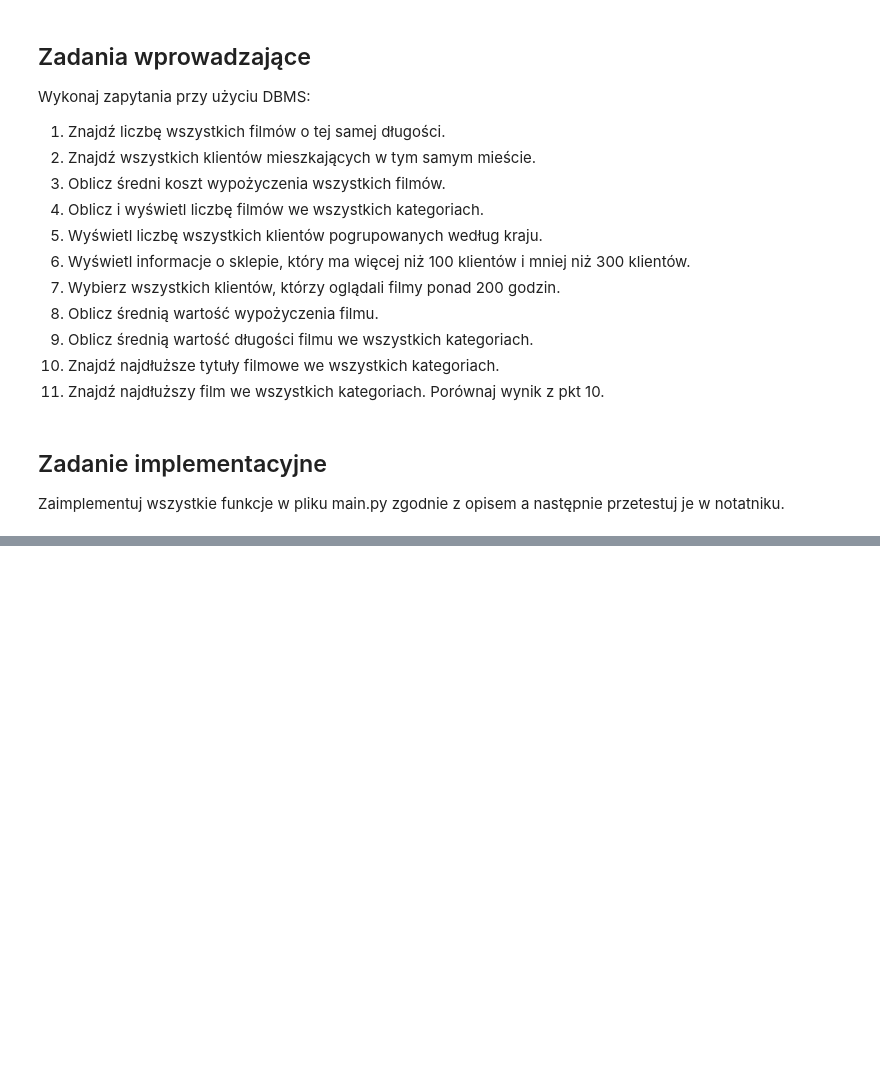
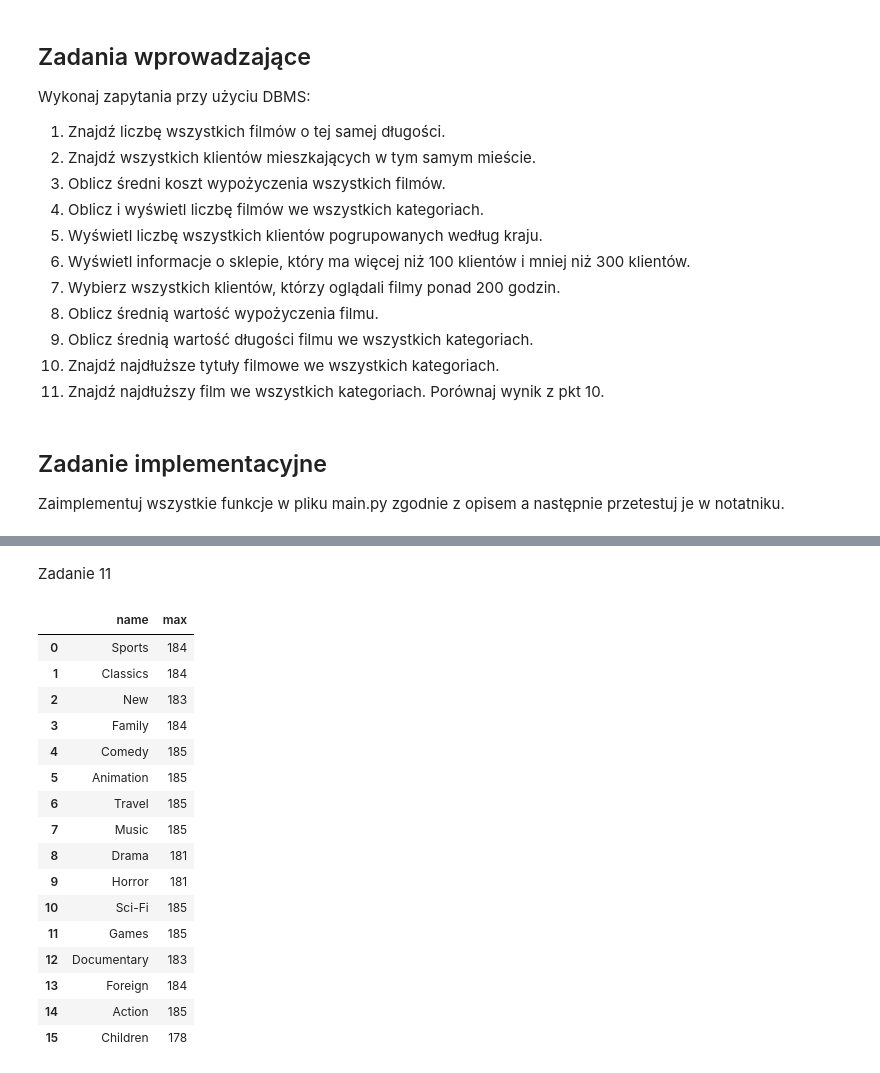
Before and after one commit to MicnedSQ/AiBD, a Jupyter notebook: Lab3/raport.ipynb, the cells around one changed output, grey strips where cells are left out. Drawn from its saved outputs; the diff is of its cells as text; code cells hidden in the pictures; blank space fills up the shorter version.

```diff
--- a/Lab3/raport.ipynb
+++ b/Lab3/raport.ipynb
@@ -307,0 +639,40 @@ main.category_statistic_length("Action")
+# %% [markdown]
+Zadanie 11
+# %%
+query11 = """
+SELECT
+    category.name, MAX(film.length)
+FROM
+    category
+INNER JOIN
+    film_category
+ON
+    category.category_id = film_category.category_id
+INNER JOIN
+    film
+ON
+    film_category.film_id = film.film_id
+GROUP BY
+    category.name
+"""
+
+df11 = pd.read_sql(query11, con=connection)
+df11
+# %% [output]
+|  | name | max |
+| 0 | Sports | 184 |
+| 1 | Classics | 184 |
+| 2 | New | 183 |
+| 3 | Family | 184 |
+| 4 | Comedy | 185 |
+| 5 | Animation | 185 |
+| 6 | Travel | 185 |
+| 7 | Music | 185 |
+| 8 | Drama | 181 |
+| 9 | Horror | 181 |
+| 10 | Sci-Fi | 185 |
+| 11 | Games | 185 |
+| 12 | Documentary | 183 |
+| 13 | Foreign | 184 |
+| 14 | Action | 185 |
+| 15 | Children | 178 |
```
Also changed, not shown: parts of 22 cells of this notebook.
